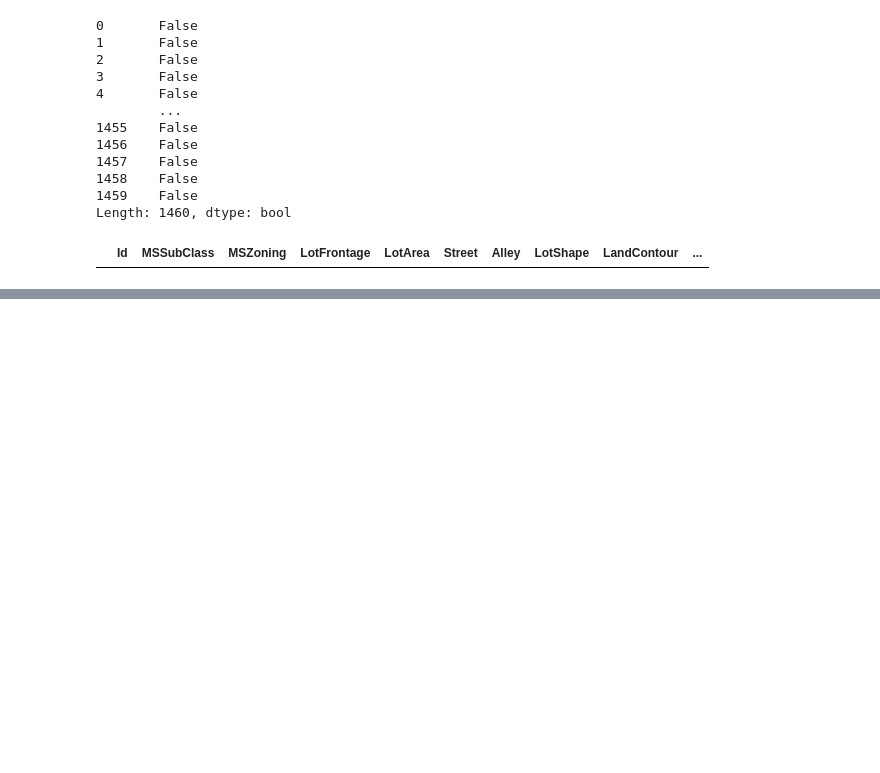
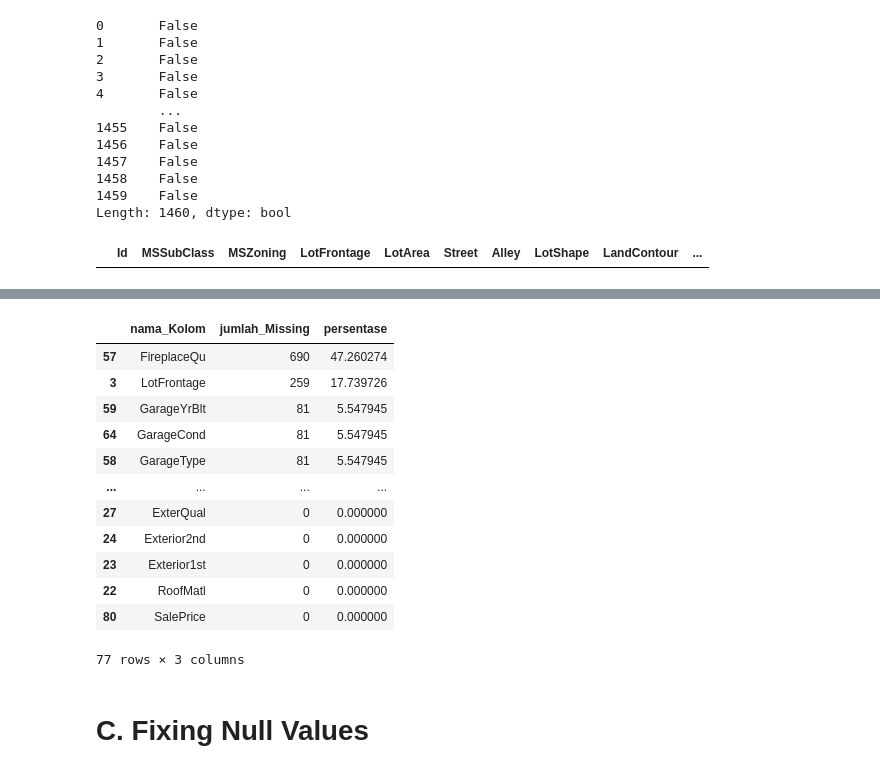
Before and after one commit to universeinme/Journal, a Jupyter notebook: python/hp-rat/processor.ipynb, the cells around one changed output, grey strips where cells are left out. Drawn from its saved outputs; the diff is of its cells as text; code cells hidden in the pictures; blank space fills up the shorter version.

```diff
--- a/python/hp-rat/processor.ipynb
+++ b/python/hp-rat/processor.ipynb
@@ -66,0 +183,20 @@ df[df.duplicated()]
+# %%
+# 3. Menyeleksi Missing Value dengan persentase kurang dari 70%
+mis70 = missing[missing.persentase < 70]
+mis70
+# %% [output]
+|  | nama_Kolom | jumlah_Missing | persentase |
+| 57 | FireplaceQu | 690 | 47.260274 |
+| 3 | LotFrontage | 259 | 17.739726 |
+| 59 | GarageYrBlt | 81 | 5.547945 |
+| 64 | GarageCond | 81 | 5.547945 |
+| 58 | GarageType | 81 | 5.547945 |
+| ... | ... | ... | ... |
+| 27 | ExterQual | 0 | 0.000000 |
+| 24 | Exterior2nd | 0 | 0.000000 |
+| 23 | Exterior1st | 0 | 0.000000 |
+| 22 | RoofMatl | 0 | 0.000000 |
+| 80 | SalePrice | 0 | 0.000000 |
+77 rows × 3 columns
+# %% [markdown]
+# C. Fixing Null Values
```
Also changed, not shown: parts of 13 cells of this notebook, 1 other file.
